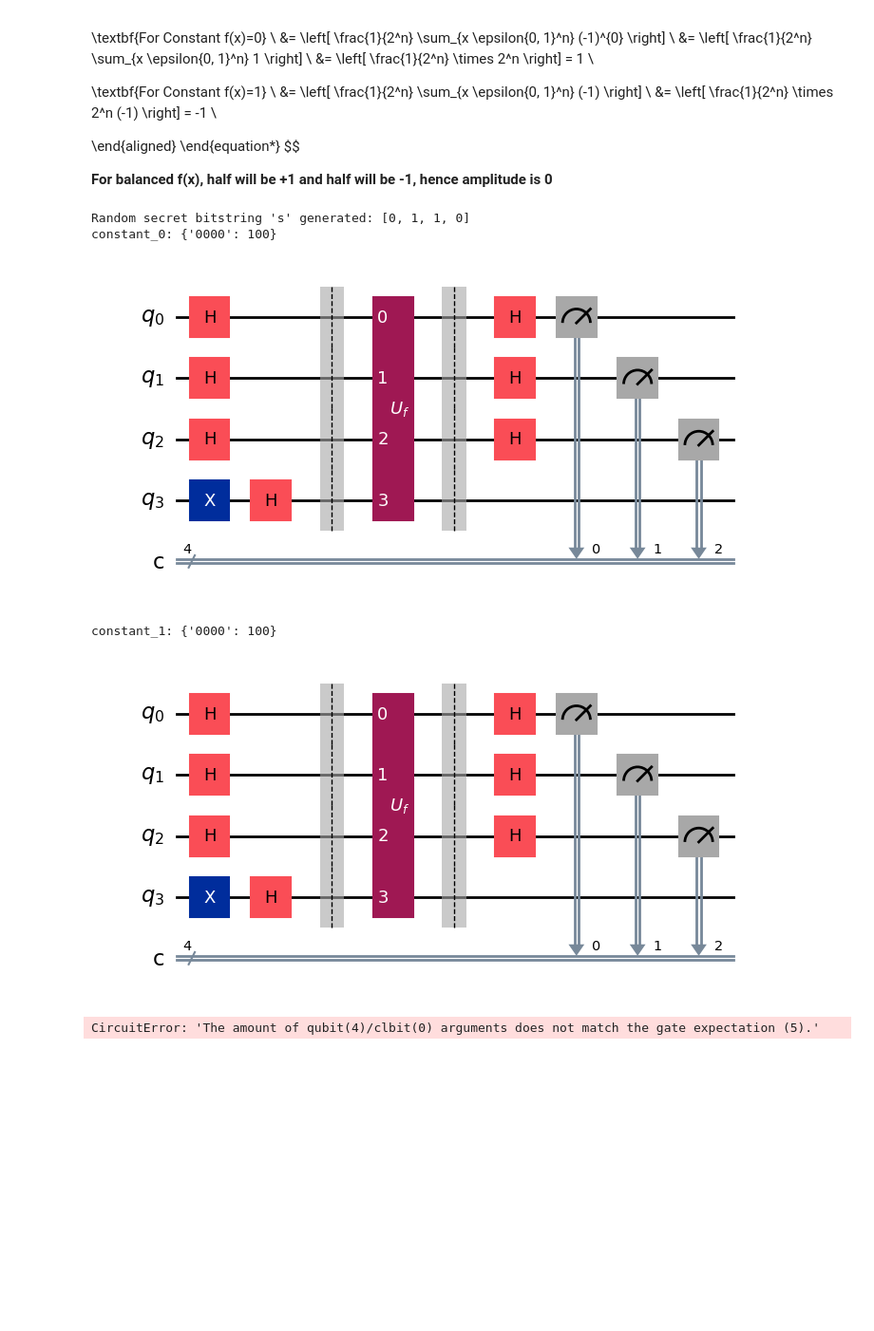
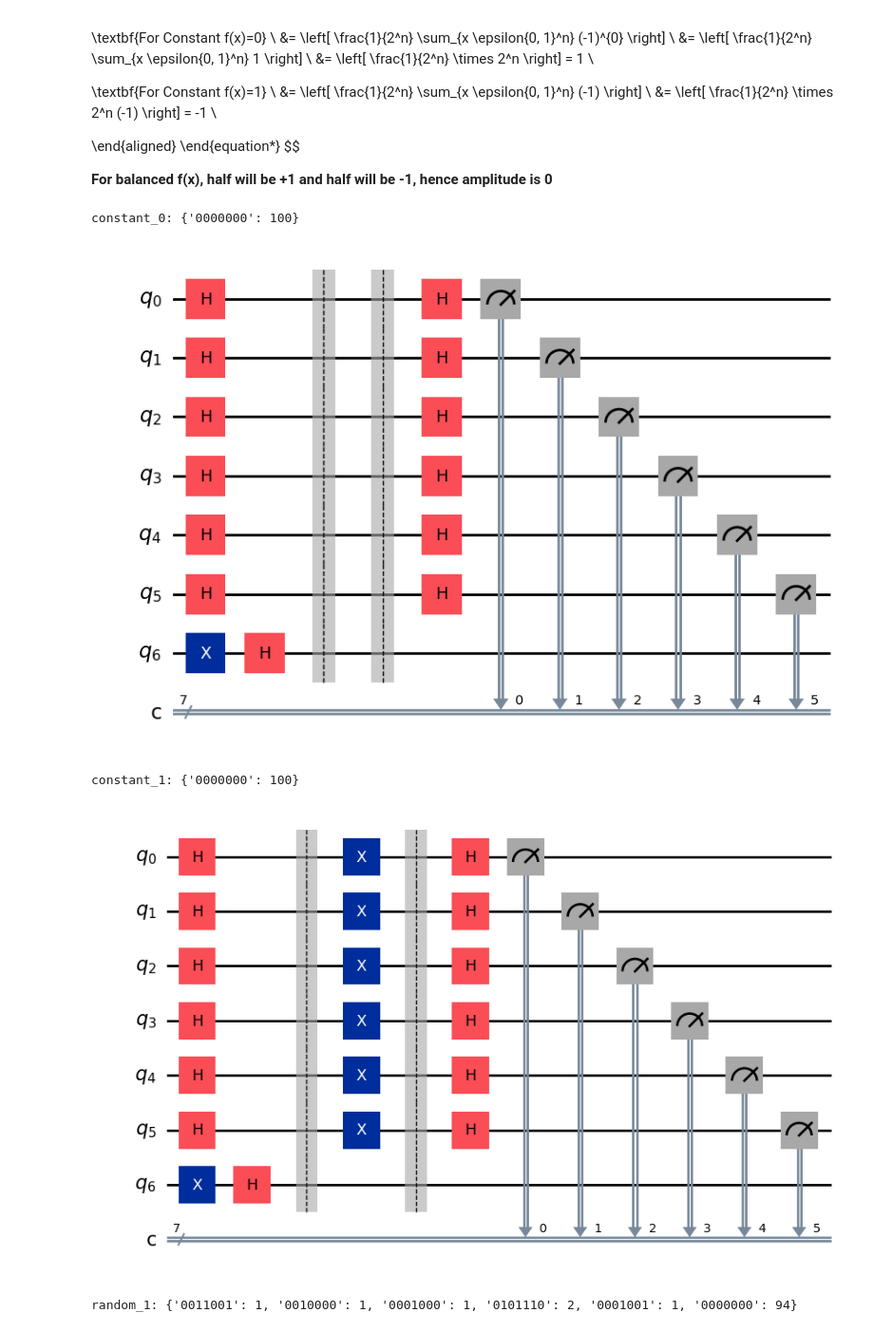
Before and after one commit to Gurj33t-Singh/Qiskit-Practice, a Jupyter notebook: Notebooks/Deutsch-Jozsa.ipynb, the cells around one changed output. Shown: that part at 95% size. Saved outputs shown, nothing was run; the diff lists cells and outputs as text; code cells hidden in the pictures; blank space fills up the shorter version.

```diff
--- a/Notebooks/Deutsch-Jozsa.ipynb
+++ b/Notebooks/Deutsch-Jozsa.ipynb
@@ -158,9 +162,9 @@ def deutsch_jozsa(oracle, qr_count):
 
     qc.barrier()
 
-    blackbox = oracle.to_gate()
-    blackbox.label = "$U_f$"
-    qc = qc.compose(blackbox)
+    # blackbox = oracle.to_gate()
+    # blackbox.label = "$U_f$"
+    qc = qc.compose(oracle)
 
     qc.barrier()
 
@@ -171,31 +175,30 @@ def deutsch_jozsa(oracle, qr_count):
 
     return qc
 # %%
-qubit_count = 4
+qubit_count = 7
 # Test all oracles
 oracles = {
     'constant_0': const_0(qubit_count),
     'constant_1': const_1(qubit_count),
-    'random_1': create_random_balanced_oracle(qubit_count)
+    'random_1': balanced_dummy(qubit_count)
 }
 
 backend = AerSimulator()
 
 for name, oracle in oracles.items():
     circuit = deutsch_jozsa(oracle, qubit_count)
 
     compiled_qc = transpile(circuit, backend)
 
     results = backend.run(compiled_qc, shots=100).result()
     counts = results.get_counts()
 
     print(f"{name}: {counts}")
 
     display(circuit.draw('mpl'))
 # %% [output]
-Random secret bitstring 's' generated: [0, 1, 1, 0]
-constant_0: {'0000': 100}
+constant_0: {'0000000': 100}
-[figure, old version]
+[figure, new version]
-constant_1: {'0000': 100}
+constant_1: {'0000000': 100}
-[figure, old version]
+[figure, new version]
-CircuitError: 'The amount of qubit(4)/clbit(0) arguments does not match the gate expectation (5).'
+random_1: {'0011001': 1, '0010000': 1, '0001000': 1, '0101110': 2, '0001001': 1, '0000000': 94}
```
Also changed, not shown: parts of 5 cells of this notebook.
